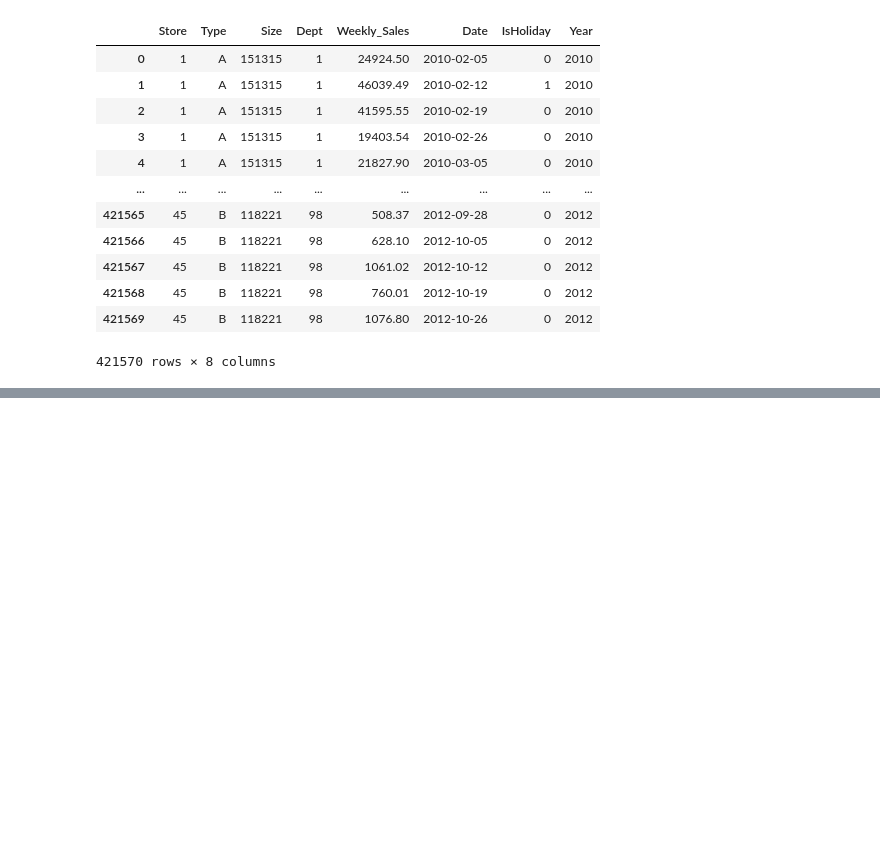
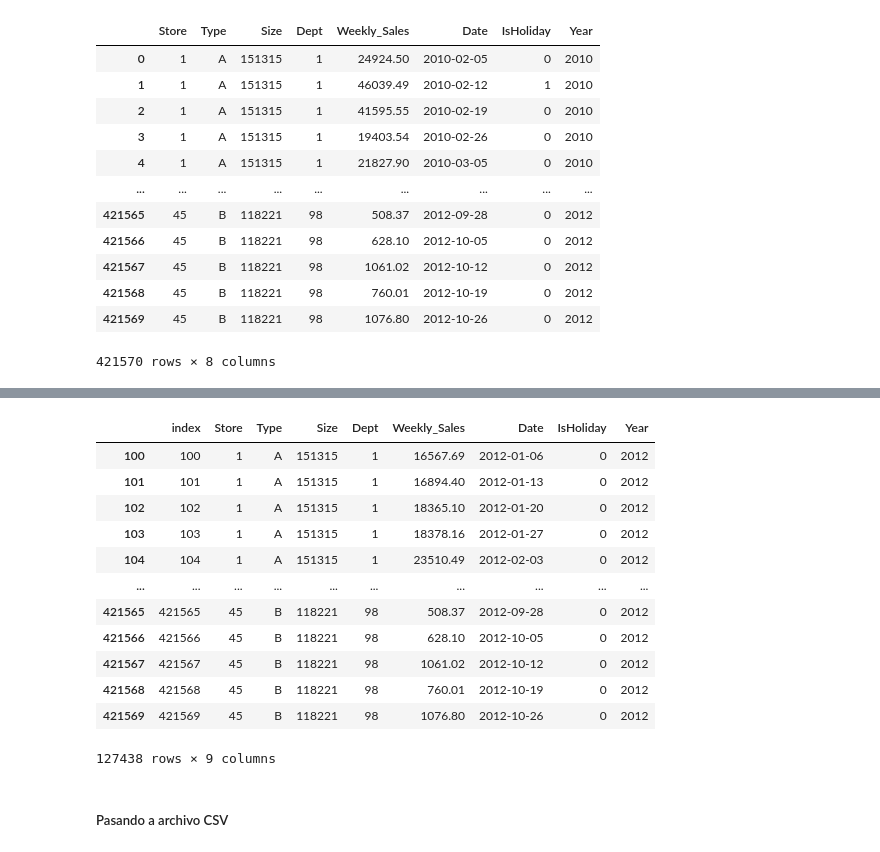
Before and after one commit to Rommelsito/Vehicle_analysis, a Jupyter notebook: all_feature/sales_store.ipynb, the cells around one changed output, grey strips where cells are left out. Cells and saved outputs as stored; diff of their text form; code cells hidden in the pictures; blank space fills up the shorter version.

```diff
--- a/all_feature/sales_store.ipynb
+++ b/all_feature/sales_store.ipynb
@@ -123,0 +167,19 @@ df_1
+# %%
+df_2_2012 = df_2[df_2['Year'] == 2012]
+df_2_2012
+# %% [output]
+|  | index | Store | Type | Size | Dept | Weekly_Sales | Date | IsHoliday | Year |
+| 100 | 100 | 1 | A | 151315 | 1 | 16567.69 | 2012-01-06 | 0 | 2012 |
+| 101 | 101 | 1 | A | 151315 | 1 | 16894.40 | 2012-01-13 | 0 | 2012 |
+| 102 | 102 | 1 | A | 151315 | 1 | 18365.10 | 2012-01-20 | 0 | 2012 |
+| 103 | 103 | 1 | A | 151315 | 1 | 18378.16 | 2012-01-27 | 0 | 2012 |
+| 104 | 104 | 1 | A | 151315 | 1 | 23510.49 | 2012-02-03 | 0 | 2012 |
+| ... | ... | ... | ... | ... | ... | ... | ... | ... | ... |
+| 421565 | 421565 | 45 | B | 118221 | 98 | 508.37 | 2012-09-28 | 0 | 2012 |
+| 421566 | 421566 | 45 | B | 118221 | 98 | 628.10 | 2012-10-05 | 0 | 2012 |
+| 421567 | 421567 | 45 | B | 118221 | 98 | 1061.02 | 2012-10-12 | 0 | 2012 |
+| 421568 | 421568 | 45 | B | 118221 | 98 | 760.01 | 2012-10-19 | 0 | 2012 |
+| 421569 | 421569 | 45 | B | 118221 | 98 | 1076.80 | 2012-10-26 | 0 | 2012 |
+127438 rows × 9 columns
+# %% [markdown]
+##### Pasando a archivo CSV
```
Also changed, not shown: parts of 7 cells of this notebook, 3 other files.
